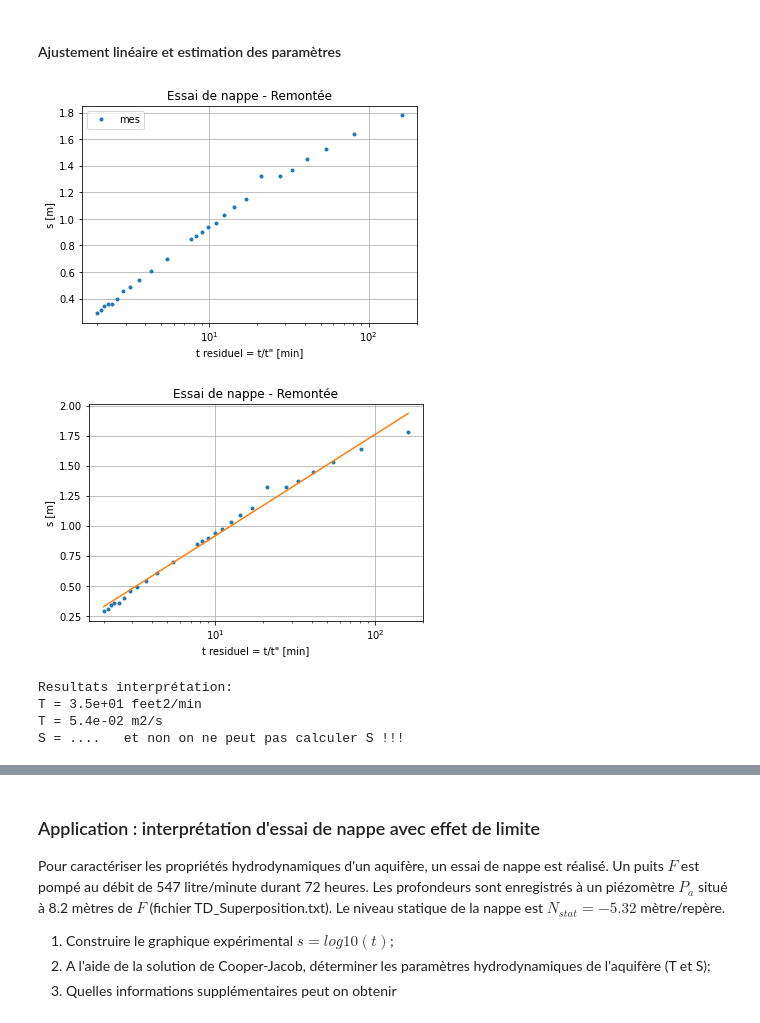
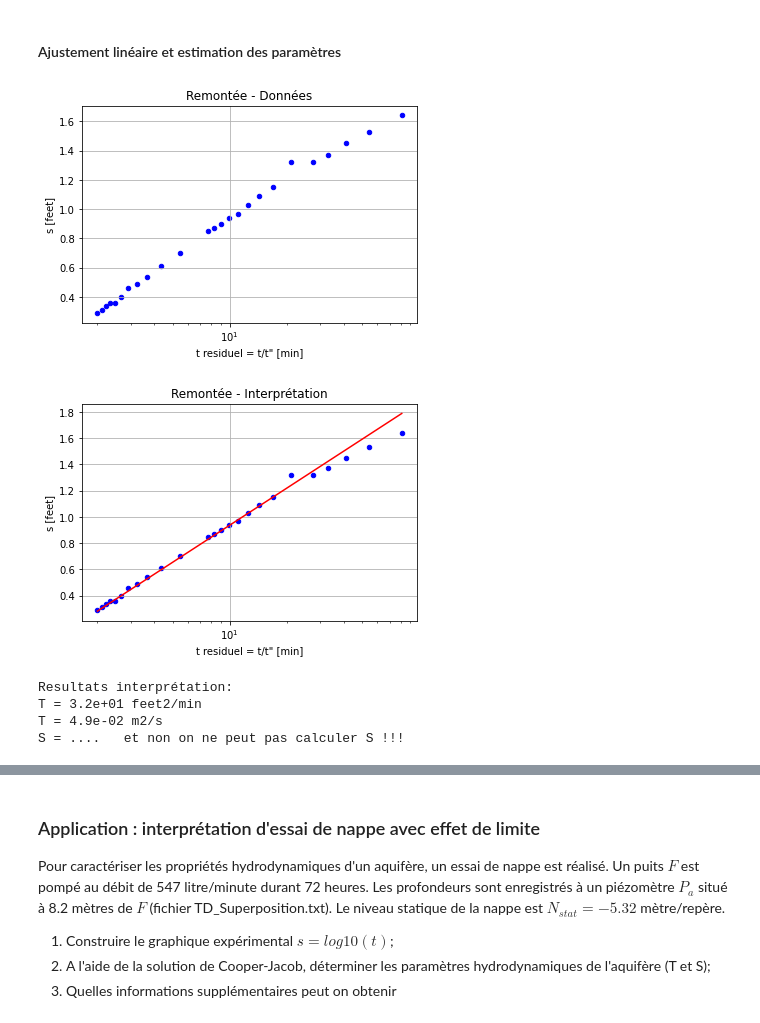
Before and after one commit to larroque852/NB_ENS2_OPT_HYDRODYN, a Jupyter notebook: ENS2_OPT_corrige_Superposition_Rem_lim.ipynb, the cells around one changed output, grey strips where cells are left out. Drawn from its saved outputs; the diff is of its cells as text; code cells hidden in the pictures.

```diff
--- a/ENS2_OPT_corrige_Superposition_Rem_lim.ipynb
+++ b/ENS2_OPT_corrige_Superposition_Rem_lim.ipynb
@@ -163,59 +163,65 @@ import math as math
 import matplotlib.pyplot as plt
 
 
 #lecture fichier en local
 #data = np.genfromtxt('TD_Remontee.csv',delimiter=',')
 # colonnes sont [t[minutes], prof[feet/rep]] (voir 1ere ligne fichier texte)
 
 #lecture fichier Github pour Colabotary on line
-data = np.genfromtxt('https://raw.githubusercontent.com/larroque852/NB_ENS2_OPT_HYDRODYN/main/TD_Remontee.csv',delimiter=',')
+#data = np.genfromtxt('https://raw.githubusercontent.com/larroque852/NB_ENS2_OPT_HYDRODYN/main/TD_Remontee.csv',delimiter=',')
 
+data = pd.read_table('https://raw.githubusercontent.com/larroque852/NB_ENS2_OPT_HYDRODYN/main/TD_Remontee.csv',
+                        delimiter=',')
+data.columns= ['trem','prof']
+
+#caractéristiques de l'essai de nappe
 tp = 800 #duree du pompage (min)
 r  = 100 #distance du piezometre d'observation (feet)
 Q = 163 #feet3/min
-trem = data[:,0]
-tres = (tp+trem)/trem #calcul du temps residuel
-s = data[:,1]-61.2 #prof(t) - prof(t=0) feet
 
-plt.title('Essai de nappe - Remontée')
-plt.ylabel('s [m]')
+#calcul rabattements #prof(t) - prof(t=0) feet
+data = data.assign(rab = data['prof']-61.2).copy()
+#calcul temps resifuels
+data = data.assign(tres = (data['trem']+tp)/data["trem"]).copy()
+
+#representation des donnees
+ax = data.plot(kind = 'scatter',x='tres',y='rab', logx = True, color='blue', grid='on')
+plt.ylabel('s [feet]')
 plt.xlabel('t residuel = t/t" [min]')
-plt.xscale('log')
-plt.grid()
-plt.semilogx(tres, s, '.', label = 'mes')
-plt.legend()
+plt.title('Remontée - Données')
 plt.show()
 
+
 #Ajustement linéaire sur les donnees experimentales
+
+#choix des donnees pour ajustement
+data_cal = data.loc[(data['tres'] > 2) & (data['tres'] < 30)].copy() #2 bornes/autre maniere
 #determination de la transmissivite
+m,b = np.polyfit(np.log10(data_cal['tres']),data_cal['rab'],1)
 
-m, b = np.polyfit(np.log10(tres),s, 1)
 T = (2.3*Q)/(4*3.1415*m)
 
-plt.title('Essai de nappe - Remontée')
-plt.ylabel('s [m]')
+#Calcul modele de Jacob modifié
+data = data.assign(s_CJ = (np.log10((data['trem']+tp)/data['trem'])*2.3*Q/4/3.14/T)).copy()
+
+ax = data.plot(kind = 'scatter',x='tres',y='rab', logx = True, color='blue', grid='on')
+ax.plot(data['tres'],data['s_CJ'],color = 'red',label='s retenu Jacob')
+plt.ylabel('s [feet]')
 plt.xlabel('t residuel = t/t" [min]')
-plt.xscale('log')
-plt.grid()
-
-plt.semilogx(tres, s, '.', label = 'mes')
-plt.semilogx(tres, m * np.log10(tres) + b,'-', label='Approx. CJ' )
-plt.legend
+plt.title('Remontée - Interprétation')
 plt.show()
 
 print('Resultats interprétation:')
 print('T = {:.1e} feet2/min'.format(T))
 print('T = {:.1e} m2/s'.format(T*0.092/60))
 
 print('S = ....   et non on ne peut pas calculer S !!!')
-m, b = np.polyfit(np.log10(tres),s, 1)
-T = (2.3*Q)/(4*3.1415*m)
 # %% [output]
-[figure, old version]
+[figure, new version]
-[figure, old version]
+[figure, new version]
 Resultats interprétation:
-T = 3.5e+01 feet2/min
-T = 5.4e-02 m2/s
+T = 3.2e+01 feet2/min
+T = 4.9e-02 m2/s
 S = ....   et non on ne peut pas calculer S !!!
 # %% [markdown]
 ## Superposition spatiale - Effet de limite
```
Also changed, not shown: parts of 2 cells of this notebook.
